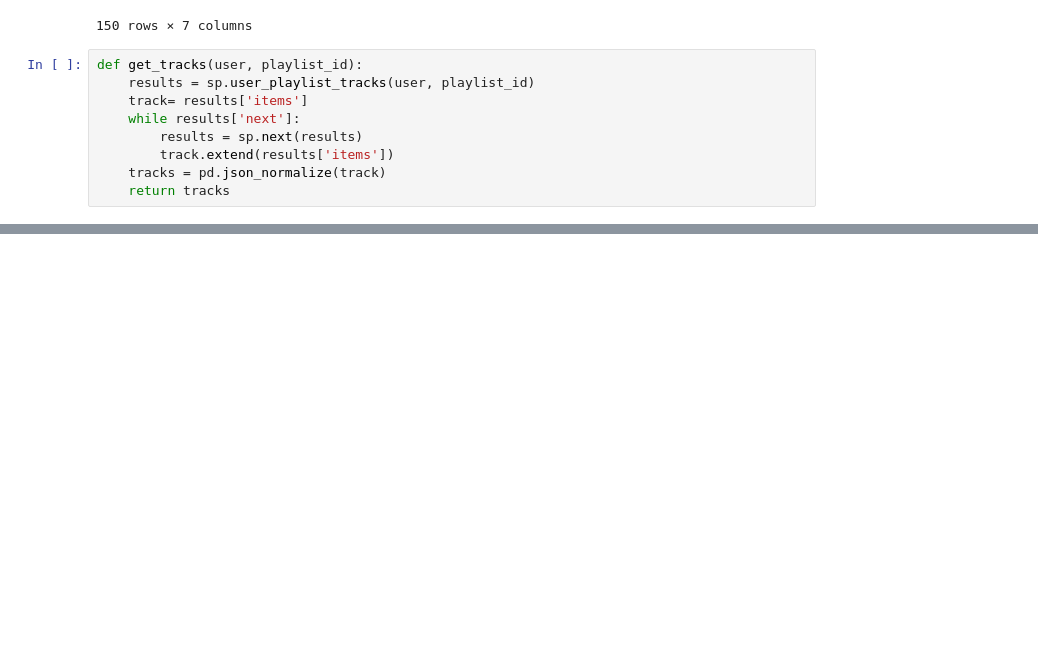
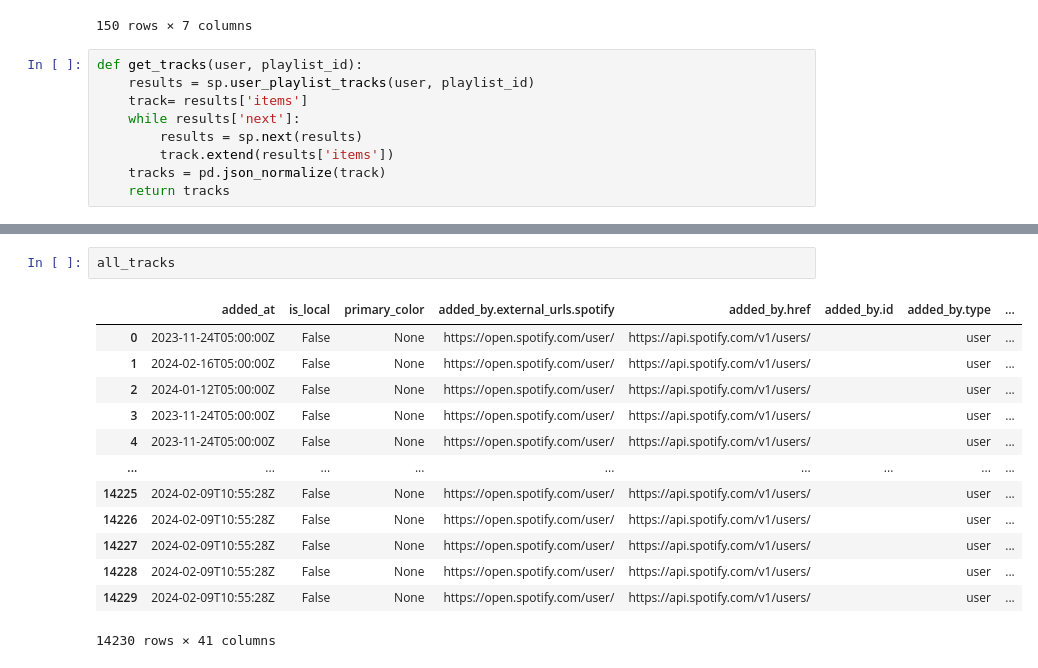
Before and after one commit to nisarem/lab-api-wrappers, a Jupyter notebook: GNOD Part 4.ipynb, the cells around one changed output, grey strips where cells are left out. Drawn from its saved outputs; the diff is of its cells as text; blank space fills up the shorter version.

```diff
--- a/GNOD Part 4.ipynb
+++ b/GNOD Part 4.ipynb
@@ -172,0 +160,16 @@ all_tracks_df = pd.DataFrame(all_tracks)
+# %%
+all_tracks
+# %% [output]
+|  | added_at | is_local | primary_color | added_by.external_urls.spotify | added_by.href | added_by.id | added_by.type | ... |
+| 0 | 2023-11-24T05:00:00Z | False | None | https://open.spotify.com/user/ | https://api.spotify.com/v1/users/ |  | user | ... |
+| 1 | 2024-02-16T05:00:00Z | False | None | https://open.spotify.com/user/ | https://api.spotify.com/v1/users/ |  | user | ... |
+| 2 | 2024-01-12T05:00:00Z | False | None | https://open.spotify.com/user/ | https://api.spotify.com/v1/users/ |  | user | ... |
+| 3 | 2023-11-24T05:00:00Z | False | None | https://open.spotify.com/user/ | https://api.spotify.com/v1/users/ |  | user | ... |
+| 4 | 2023-11-24T05:00:00Z | False | None | https://open.spotify.com/user/ | https://api.spotify.com/v1/users/ |  | user | ... |
+| ... | ... | ... | ... | ... | ... | ... | ... | ... |
+| 14225 | 2024-02-09T10:55:28Z | False | None | https://open.spotify.com/user/ | https://api.spotify.com/v1/users/ |  | user | ... |
+| 14226 | 2024-02-09T10:55:28Z | False | None | https://open.spotify.com/user/ | https://api.spotify.com/v1/users/ |  | user | ... |
+| 14227 | 2024-02-09T10:55:28Z | False | None | https://open.spotify.com/user/ | https://api.spotify.com/v1/users/ |  | user | ... |
+| 14228 | 2024-02-09T10:55:28Z | False | None | https://open.spotify.com/user/ | https://api.spotify.com/v1/users/ |  | user | ... |
+| 14229 | 2024-02-09T10:55:28Z | False | None | https://open.spotify.com/user/ | https://api.spotify.com/v1/users/ |  | user | ... |
+14230 rows × 41 columns
```
Also changed, not shown: parts of 31 cells of this notebook, 7 other files.
